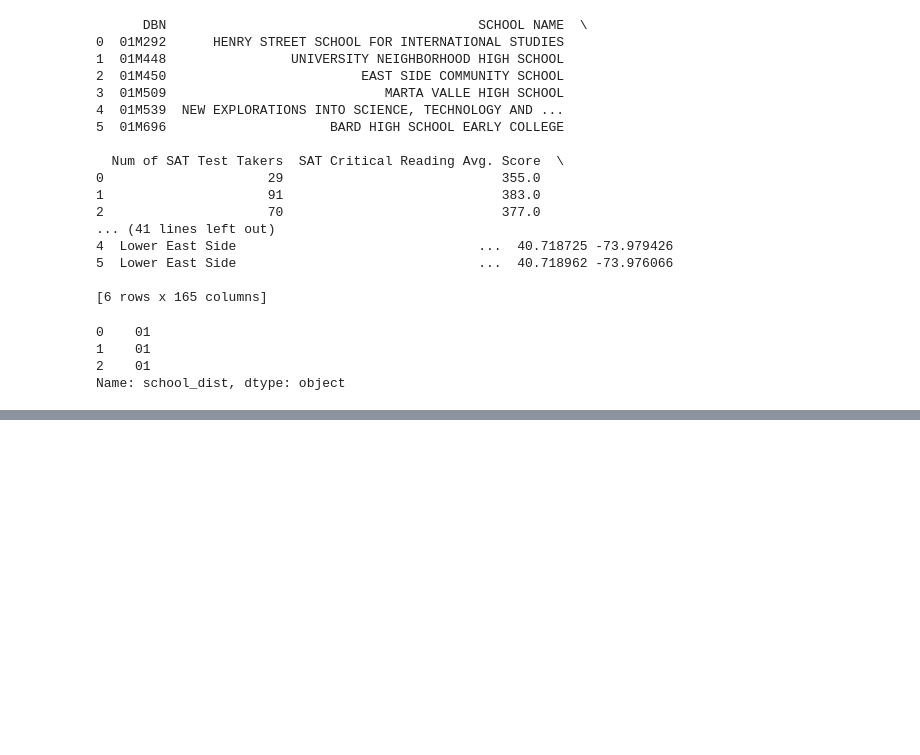
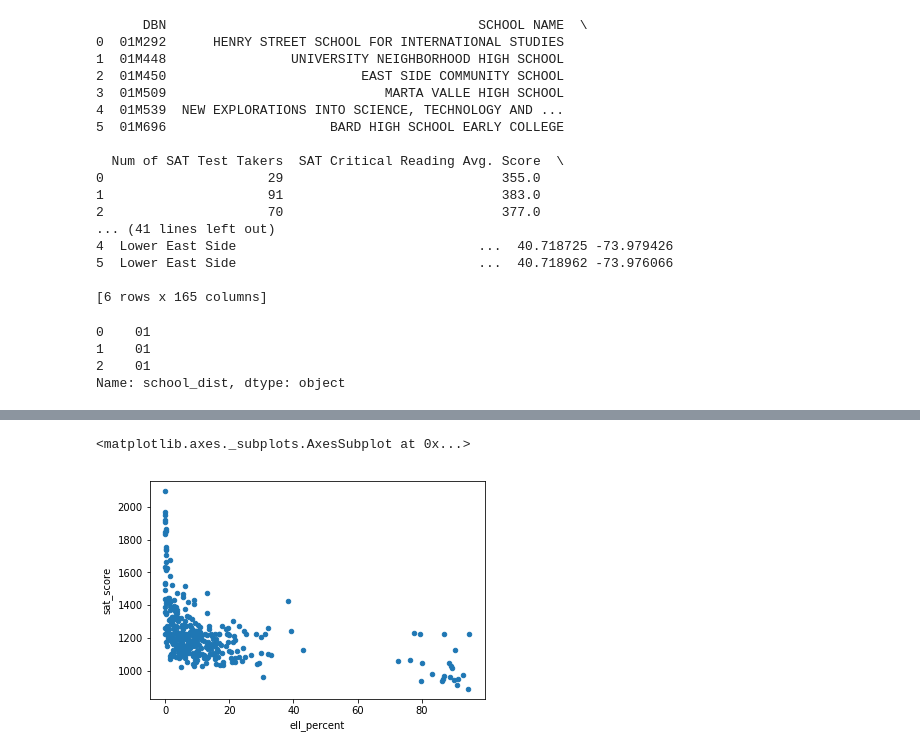
Before and after one commit to JongchanaP/DataQuest-Jupyter, a Jupyter notebook: Data Cleaning Walkthrough.ipynb, the cells around one changed output, grey strips where cells are left out. Saved outputs shown, nothing was run; the diff lists cells and outputs as text; code cells hidden in the pictures; blank space fills up the shorter version.

```diff
--- a/Data Cleaning Walkthrough.ipynb
+++ b/Data Cleaning Walkthrough.ipynb
@@ -377,0 +447,5 @@ Name: school_dist, dtype: object
+# %%
+combined.plot(x="ell_percent",y="sat_score",kind="scatter")
+# %% [output]
+<matplotlib.axes._subplots.AxesSubplot at 0x...>
+[figure, added]
```
Also changed, not shown: parts of 5 cells of this notebook.
